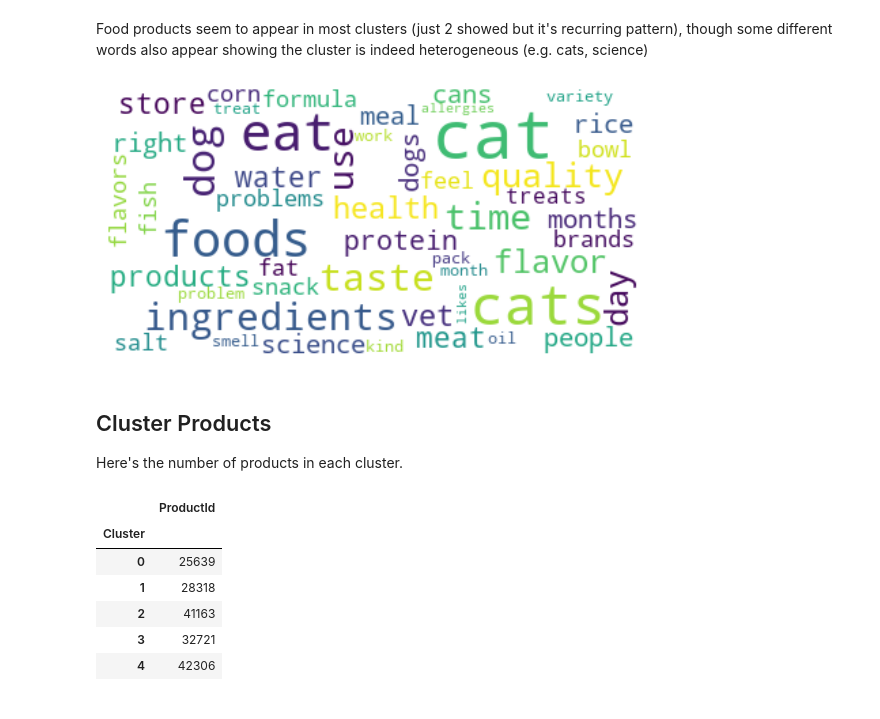
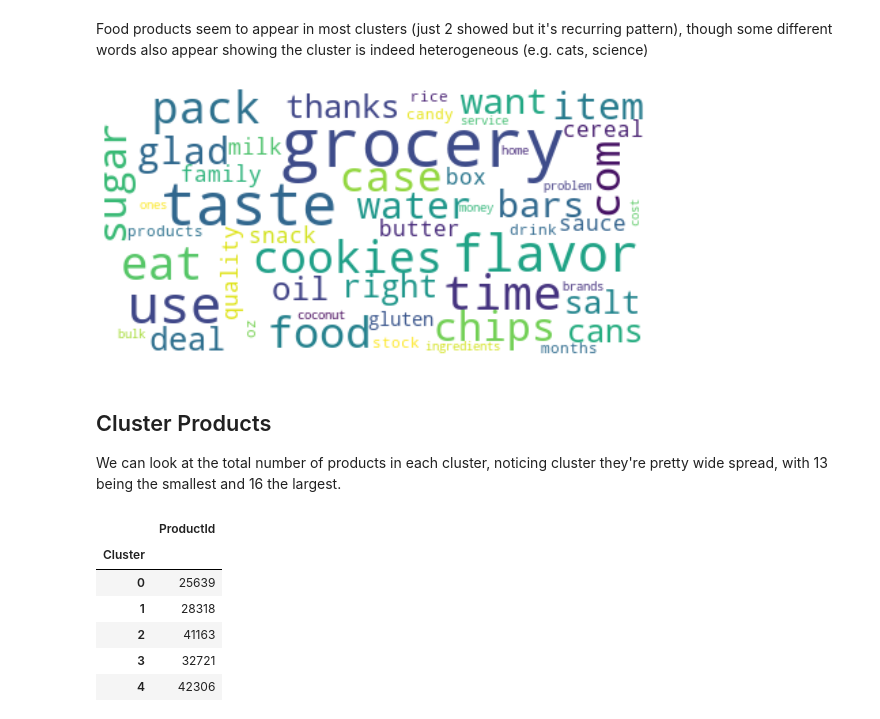
Before and after one commit to msterpa87/ADM-HW4, a Jupyter notebook: main.ipynb, the cells around one changed output. Drawn from its saved outputs; the diff is of its cells as text; code cells hidden in the pictures.

```diff
--- a/main.ipynb
+++ b/main.ipynb
@@ -179,13 +179,13 @@ wc.visualize_wordcloud(2)
 # %% [markdown]
 Food products seem to appear in most clusters (just 2 showed but it's recurring pattern), though some different words also appear showing the cluster is indeed heterogeneous (e.g. cats, science)
 # %%
-wc.visualize_wordcloud(5)
+wc.visualize_wordcloud(9)
 # %% [output]
-[figure, old version]
+[figure, new version]
 # %% [markdown]
 ## Cluster Products
 
-Here's the number of products in each cluster.
+We can look at the total number of products in each cluster, noticing cluster they're pretty wide spread, with 13 being the smallest and 16 the largest.
 # %%
 product_count(reviews_df)
 # %% [output]
```
Also changed, not shown: parts of 5 cells of this notebook.
